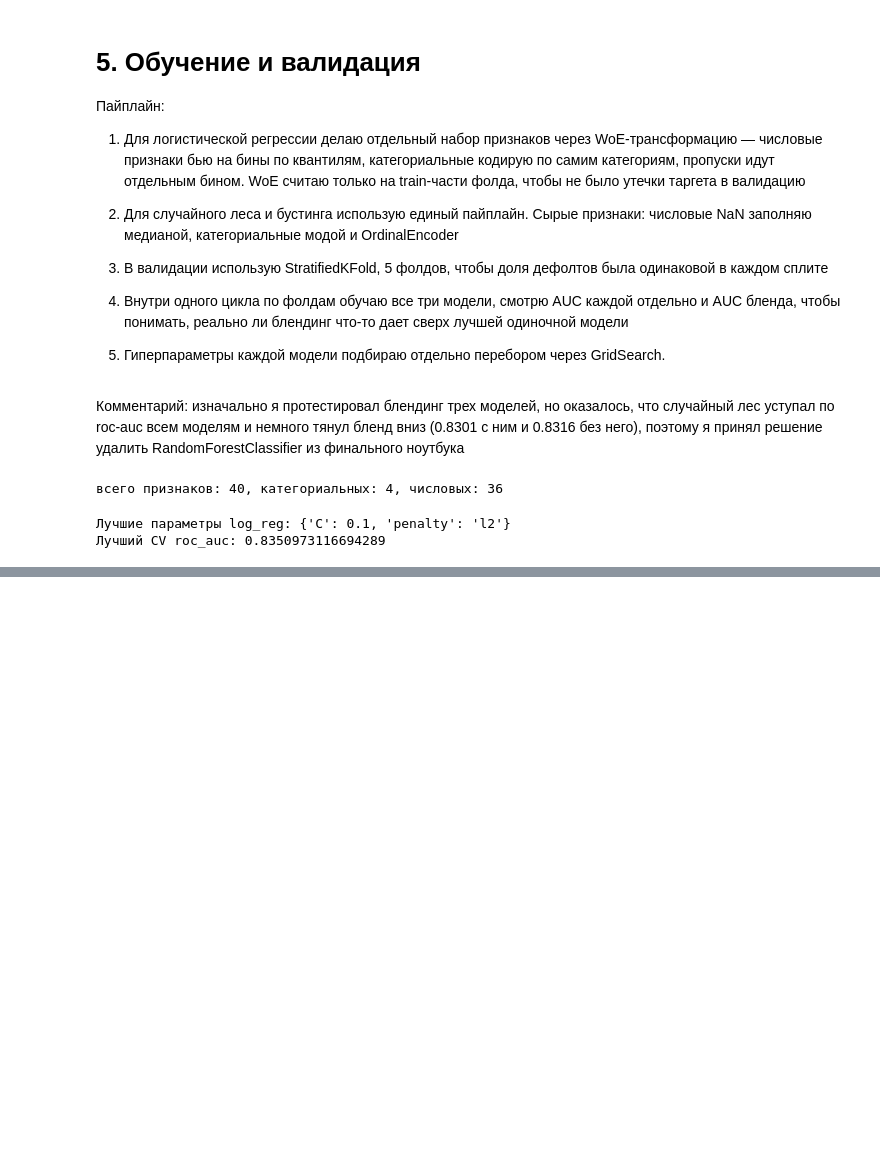
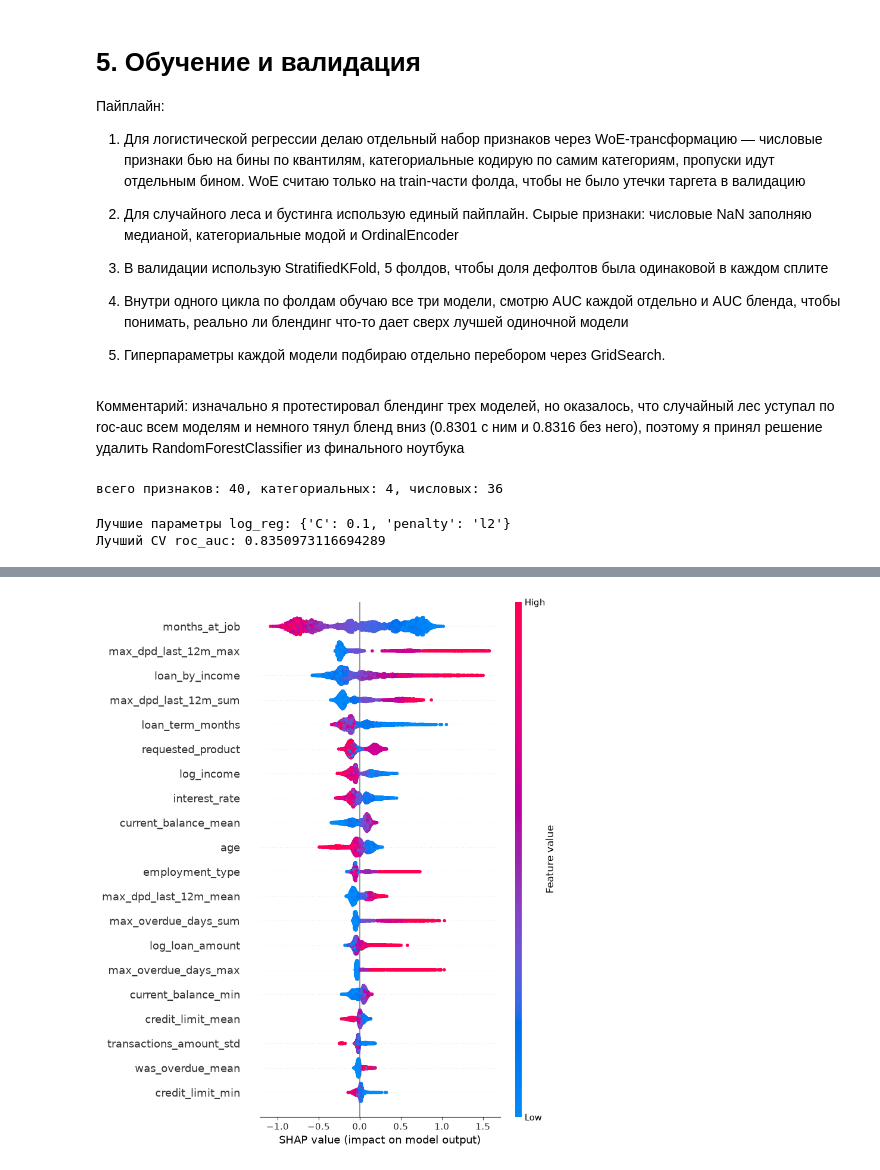
Before and after one commit to Polemarh/credit_scoring_ml, a Jupyter notebook: competition.ipynb, the cells around one changed output, grey strips where cells are left out. Saved outputs shown, nothing was run; the diff lists cells and outputs as text; code cells hidden in the pictures; blank space fills up the shorter version.

```diff
--- a/competition.ipynb
+++ b/competition.ipynb
@@ -1304,0 +1289,9 @@ And if memory is not enough, you can set `force_col_wise=true`.
+# %%
+# важность признаков lgmm по shap
+import shap
+
+explainer = shap.TreeExplainer(lgmm)
+shap_values = explainer.shap_values(X_train_raw)
+shap.summary_plot(shap_values, X_train_raw)
+# %% [output]
+[figure, added]
```
Also changed, not shown: parts of 13 cells of this notebook, 1 other file.
